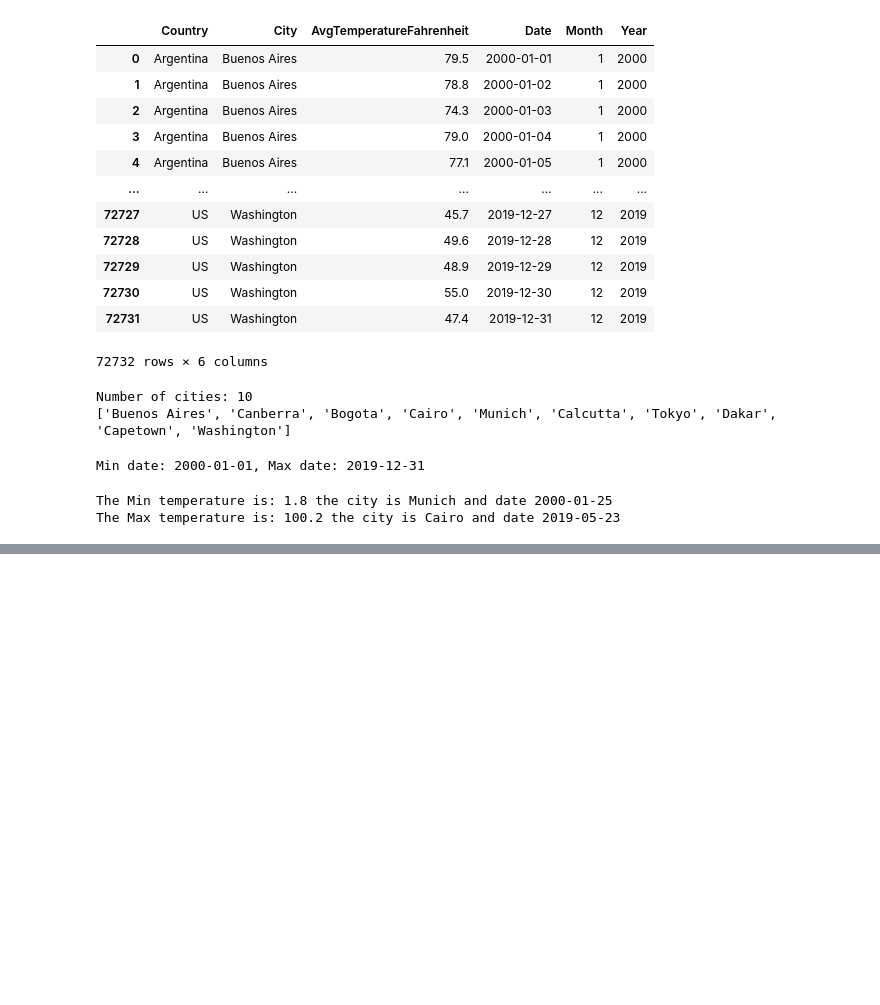
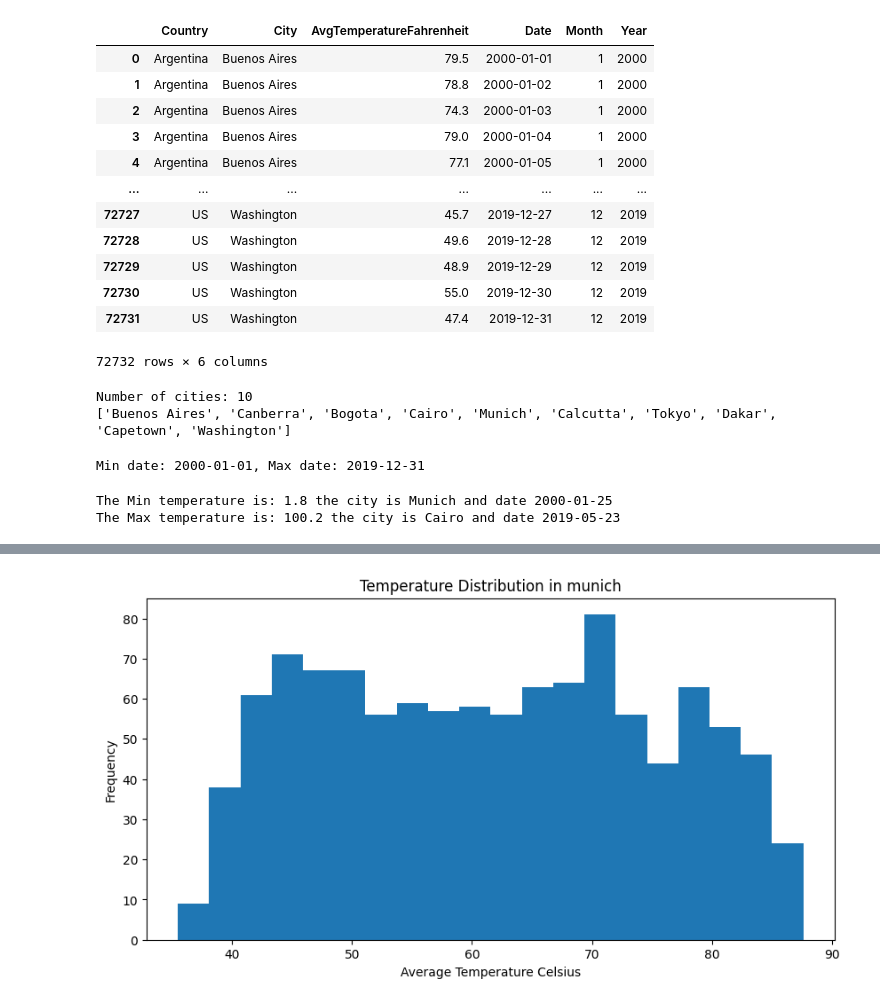
Before and after one commit to canacorals-debug/eae_ipld_project, a Jupyter notebook: development/03_temperatures_dashboard.ipynb, the cells around one changed output, grey strips where cells are left out. Drawn from its saved outputs; the diff is of its cells as text; code cells hidden in the pictures; blank space fills up the shorter version.

```diff
--- a/development/03_temperatures_dashboard.ipynb
+++ b/development/03_temperatures_dashboard.ipynb
@@ -152,14 +155,28 @@ plt.show()
 # %%
 # TODO: Build the histogram plot using the city_df_period AvgTemperatureCelsius column as the data to plot
 
 plt.figure(figsize=(10, 5))
 
-# plt.hist()    # TODO: use the city_df_period AvgTemperatureCelsius column as the data to plot, you can use the parameter bins=20
-# plt.title()   # TODO
-# plt.xlabel()  # TODO
-# plt.ylabel()  # TODO
+# plt.hist()
+
+plt.hist(
+    city_df_period["AvgTemperatureCelsius"],
+    bins=20,
+    label="Temperature"
+)
+    # TODO: use the city_df_period AvgTemperatureCelsius column as the data to plot, you can use the parameter bins=20
+# plt.title()
+plt.title("Temperature Distribution in munich")  # TODO
+# plt.xlabel()
+plt.xlabel("Average Temperature Celsius")  # TODO
+# plt.ylabel()
+plt.ylabel("Frequency")
+
+plt.legend
 
 plt.show()
+# %% [output]
+[figure, added]
 # %%
 # Ex 3.7: Now repeat the previous question but for a list of cities:
 #   - Make a line plot with the temperature reads of the cities in the list, for the selected time period, every city has to be a different line with a different color, the x axis has to be the timestamp column.
```
Also changed, not shown: parts of 3 cells of this notebook, 1 other file.
